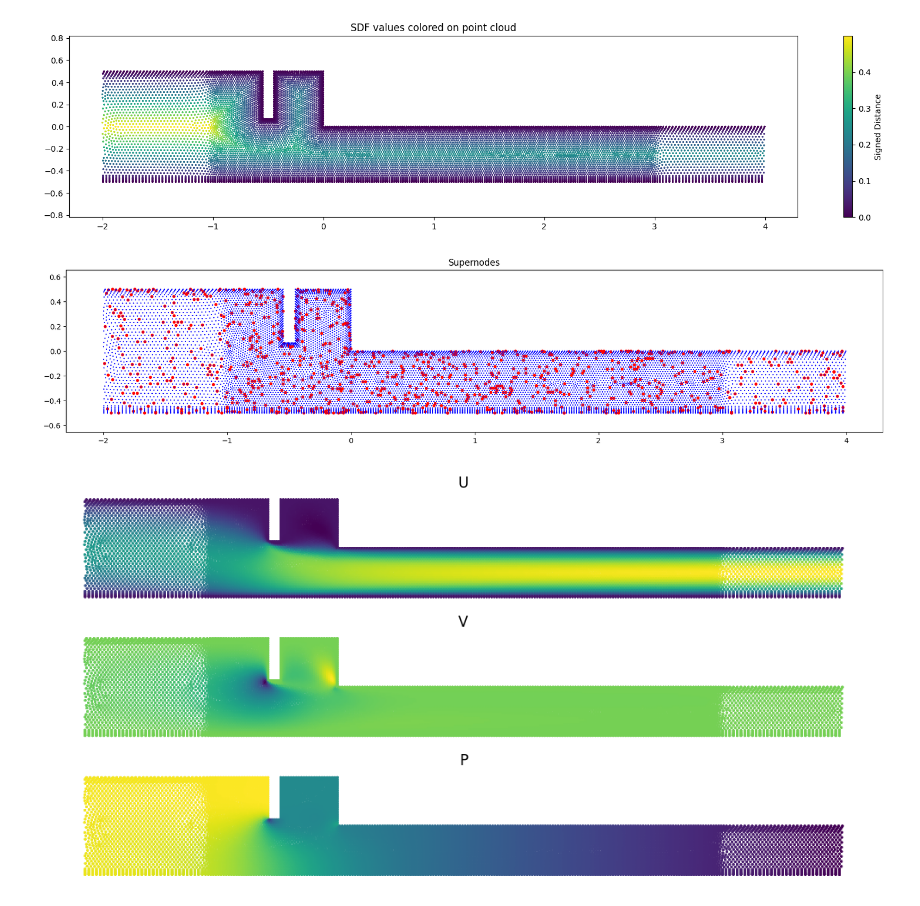
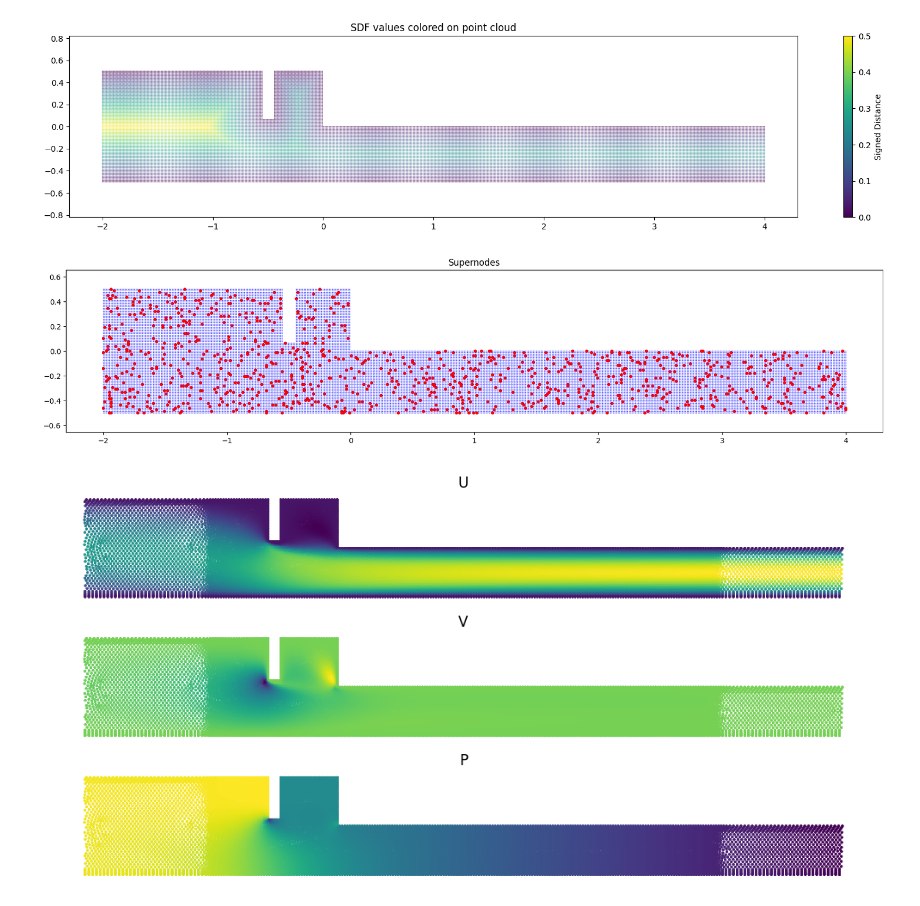
Before and after one commit to battlejacket/upt-tutorial, a Jupyter notebook: data.ipynb, the cells around one changed output. Drawn from its saved outputs; the diff is of its cells as text; code cells hidden in the pictures.

```diff
--- a/data.ipynb
+++ b/data.ipynb
@@ -26,7 +26,7 @@ test_hr_dataset = ffsDataset(
     mode="test",
     crop_values=crop_values,
     useMesh=None,
-    use_inferencer_inputs=False
+    use_inferencer_inputs=True
 )
 from torch.utils.data import DataLoader
 from upt.collators.ffs_collator import ffsCollator
@@ -60,15 +60,15 @@ Ho = parameterDict['Ho']
 # %%
 var = input_feat
 coord = input_pos
 # Visualize
 plt.figure(figsize=(20, 4))
-plt.scatter(coord[:, 0], coord[:, 1], c=var, s=1)
+plt.scatter(coord[:, 0], coord[:, 1], c=var, s=0.1)
 plt.colorbar(label="Signed Distance")
 plt.axis("equal")
 plt.title("SDF values colored on point cloud")
 plt.show()
 # %% [output]
-[figure, old version]
+[figure, new version]
 # %%
 supernode_idxs = batch['supernode_idxs']
 var = np.zeros_like(input_feat)+ 0.1
@@ -84,7 +84,7 @@ plt.axis("equal")
 plt.title("Supernodes")
 plt.show()
 # %% [output]
-[figure, old version]
+[figure, new version]
 # %%
 coord = output_pos
 var= target_feat
```
Also changed, not shown: 4 other files.
